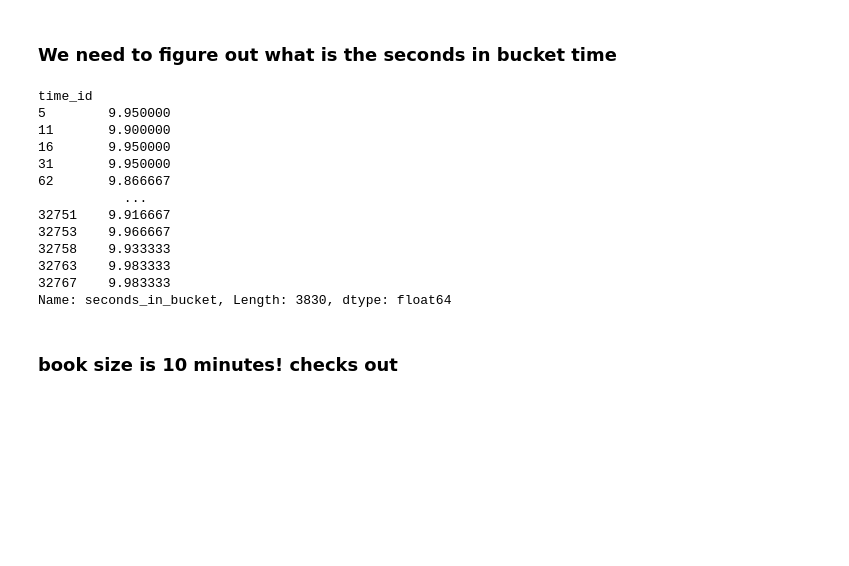
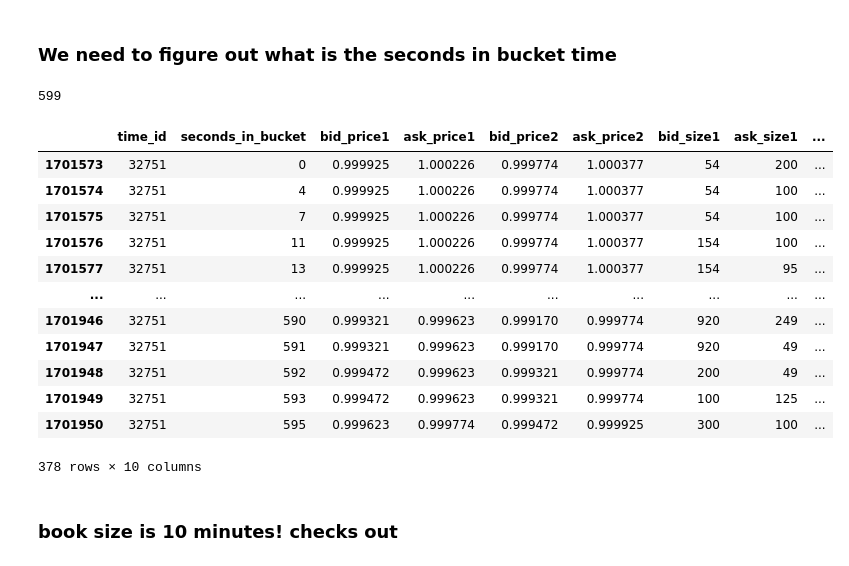
Before and after one commit to binarysentient/kaggle-binarysentient, a Jupyter notebook: optiver-realized-volatility-prediction/notebooks/01.optiver_realized_volatility_exploration.ipynb, the cells around one changed output. Drawn from its saved outputs; the diff is of its cells as text; code cells hidden in the pictures; blank space fills up the shorter version.

```diff
--- a/optiver-realized-volatility-prediction/notebooks/01.optiver_realized_volatility_exploration.ipynb
+++ b/optiver-realized-volatility-prediction/notebooks/01.optiver_realized_volatility_exploration.ipynb
@@ -100,21 +100,25 @@ sample_trade_df
 # %% [markdown]
 ### We need to figure out what is the seconds in bucket time
 # %%
-sample_book_df.groupby("time_id")['seconds_in_bucket'].apply(lambda x: (x.iloc[-1] - x.iloc[0])/60)
+sample_book_df.groupby("time_id")['seconds_in_bucket'].count().max()
 # %% [output]
-time_id
-5        9.950000
-11       9.900000
-16       9.950000
-31       9.950000
-62       9.866667
-           ...
-32751    9.916667
-32753    9.966667
-32758    9.933333
-32763    9.983333
-32767    9.983333
-Name: seconds_in_bucket, Length: 3830, dtype: float64
+599
+# %%
+sample_book_df[sample_book_df['time_id']==32751]
+# %% [output]
+|  | time_id | seconds_in_bucket | bid_price1 | ask_price1 | bid_price2 | ask_price2 | bid_size1 | ask_size1 | ... |
+| 1701573 | 32751 | 0 | 0.999925 | 1.000226 | 0.999774 | 1.000377 | 54 | 200 | ... |
+| 1701574 | 32751 | 4 | 0.999925 | 1.000226 | 0.999774 | 1.000377 | 54 | 100 | ... |
+| 1701575 | 32751 | 7 | 0.999925 | 1.000226 | 0.999774 | 1.000377 | 54 | 100 | ... |
+| 1701576 | 32751 | 11 | 0.999925 | 1.000226 | 0.999774 | 1.000377 | 154 | 100 | ... |
+| 1701577 | 32751 | 13 | 0.999925 | 1.000226 | 0.999774 | 1.000377 | 154 | 95 | ... |
+| ... | ... | ... | ... | ... | ... | ... | ... | ... | ... |
+| 1701946 | 32751 | 590 | 0.999321 | 0.999623 | 0.999170 | 0.999774 | 920 | 249 | ... |
+| 1701947 | 32751 | 591 | 0.999321 | 0.999623 | 0.999170 | 0.999774 | 920 | 49 | ... |
+| 1701948 | 32751 | 592 | 0.999472 | 0.999623 | 0.999321 | 0.999774 | 200 | 49 | ... |
+| 1701949 | 32751 | 593 | 0.999472 | 0.999623 | 0.999321 | 0.999774 | 100 | 125 | ... |
+| 1701950 | 32751 | 595 | 0.999623 | 0.999774 | 0.999472 | 0.999925 | 300 | 100 | ... |
+378 rows × 10 columns
 # %% [markdown]
 ### book size is 10 minutes! checks out
 # %%
```
Also changed, not shown: 3 other files.
